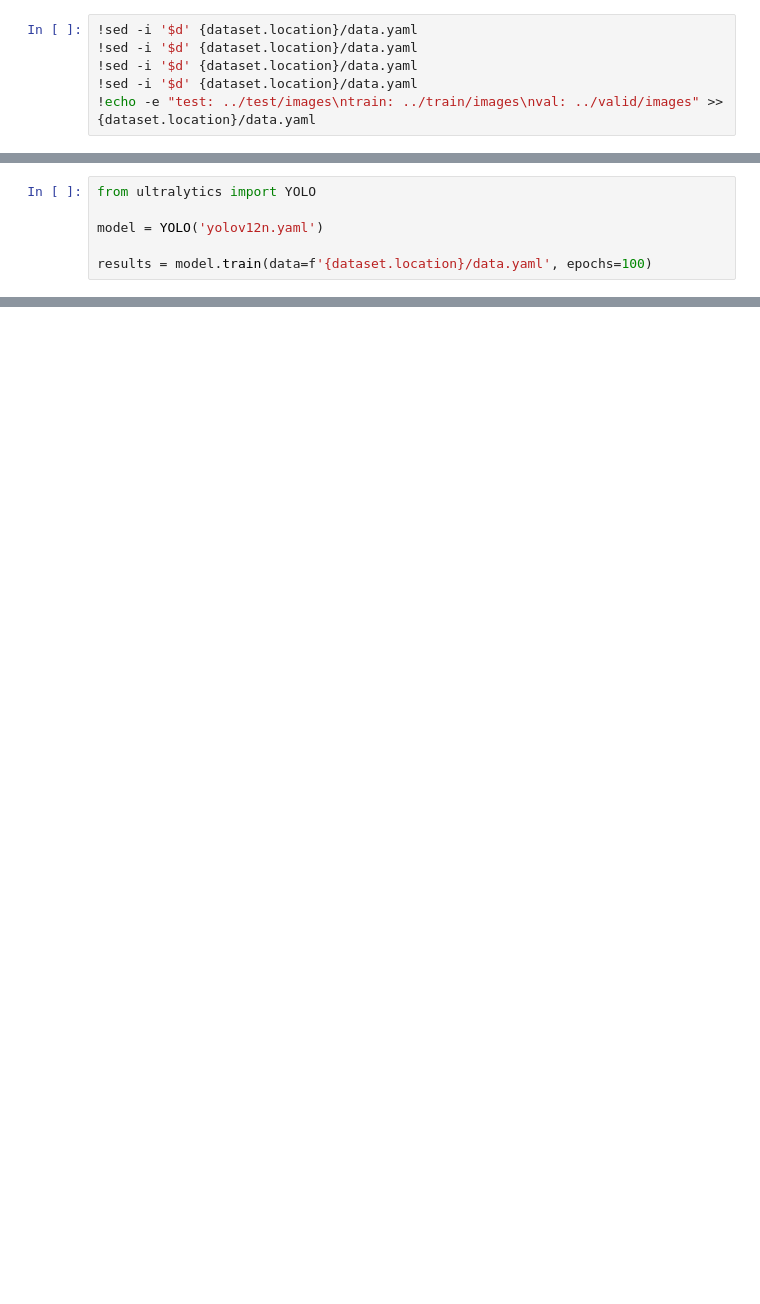
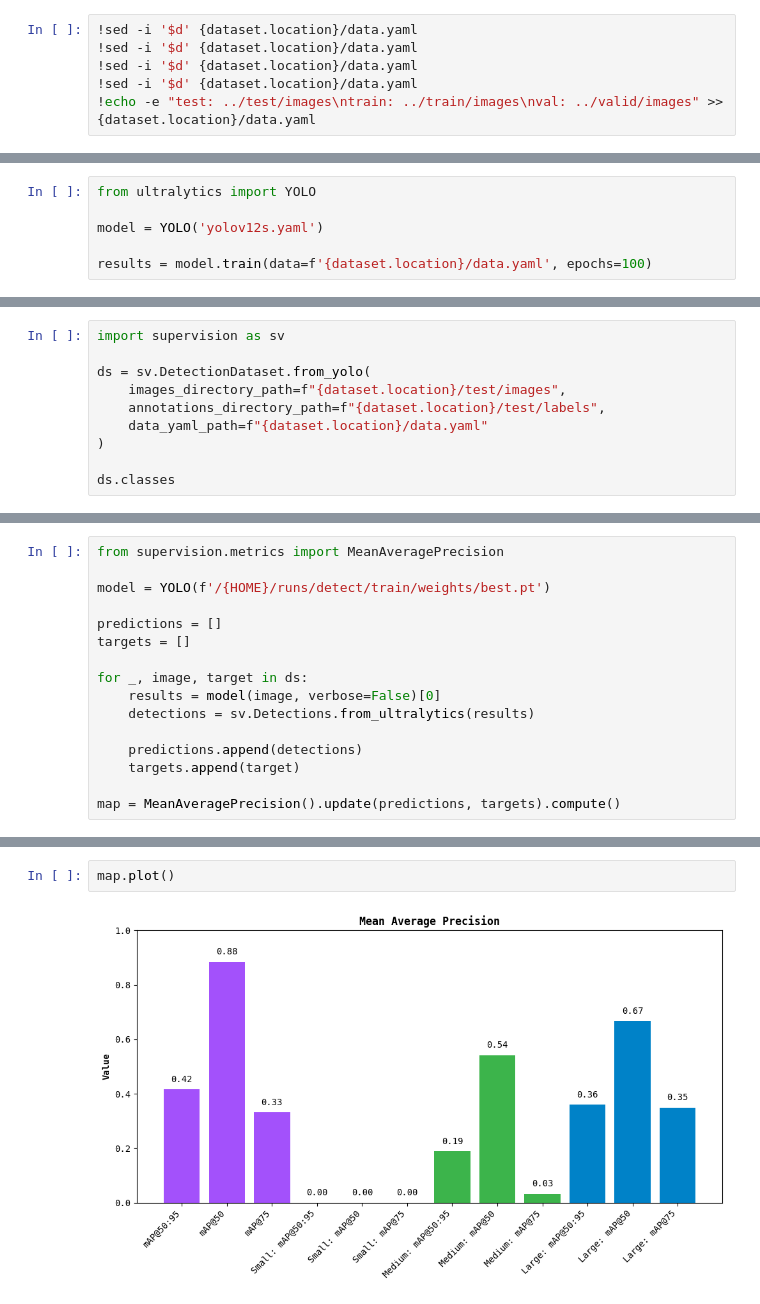
Before and after one commit to gutshrservice-rgb/Guts-CCTV-Detection, a Jupyter notebook: notebooks/train-yolov12-object-detection-model.ipynb, the cells around one changed output, grey strips where cells are left out. Drawn from its saved outputs; the diff is of its cells as text; blank space fills up the shorter version.

```diff
--- a/notebooks/train-yolov12-object-detection-model.ipynb
+++ b/notebooks/train-yolov12-object-detection-model.ipynb
@@ -28,6 +163,6 @@ dataset = download_dataset('https://universe.roboflow.com/gutstrain/guts-cctv-de
 # %%
 from ultralytics import YOLO
 
-model = YOLO('yolov12n.yaml')
+model = YOLO('yolov12s.yaml')
 
 results = model.train(data=f'{dataset.location}/data.yaml', epochs=100)
@@ -33,0 +196,10 @@ results = model.train(data=f'{dataset.location}/data.yaml', epochs=100)
+# %%
+import supervision as sv
+
+ds = sv.DetectionDataset.from_yolo(
+    images_directory_path=f"{dataset.location}/test/images",
+    annotations_directory_path=f"{dataset.location}/test/labels",
+    data_yaml_path=f"{dataset.location}/data.yaml"
+)
+
+ds.classes
@@ -33,0 +208,16 @@ results = model.train(data=f'{dataset.location}/data.yaml', epochs=100)
+# %%
+from supervision.metrics import MeanAveragePrecision
+
+model = YOLO(f'/{HOME}/runs/detect/train/weights/best.pt')
+
+predictions = []
+targets = []
+
+for _, image, target in ds:
+    results = model(image, verbose=False)[0]
+    detections = sv.Detections.from_ultralytics(results)
+
+    predictions.append(detections)
+    targets.append(target)
+
+map = MeanAveragePrecision().update(predictions, targets).compute()
@@ -33,0 +232,4 @@ results = model.train(data=f'{dataset.location}/data.yaml', epochs=100)
+# %%
+map.plot()
+# %% [output]
+[figure, added]
```
Also changed, not shown: parts of 27 cells of this notebook.
